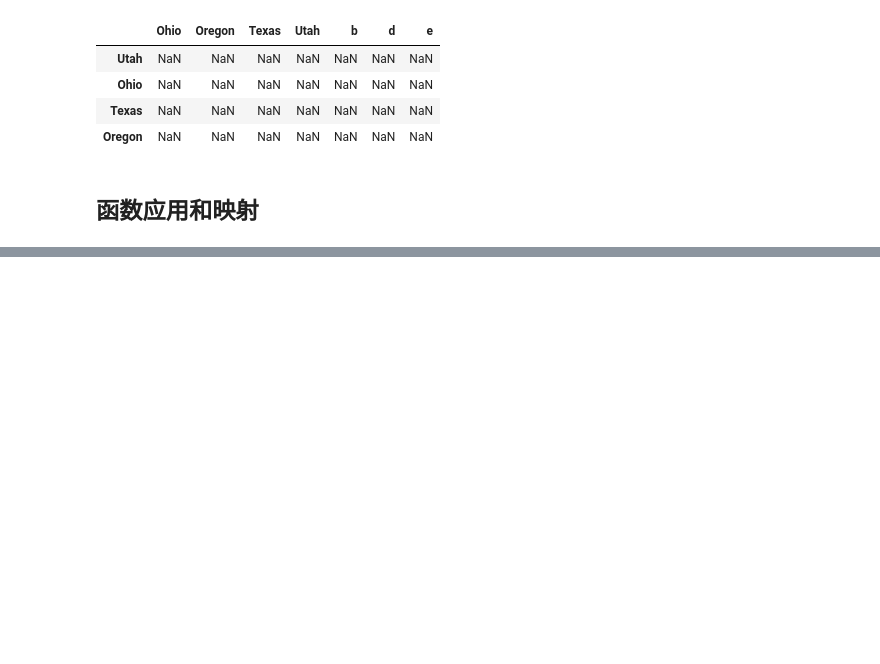
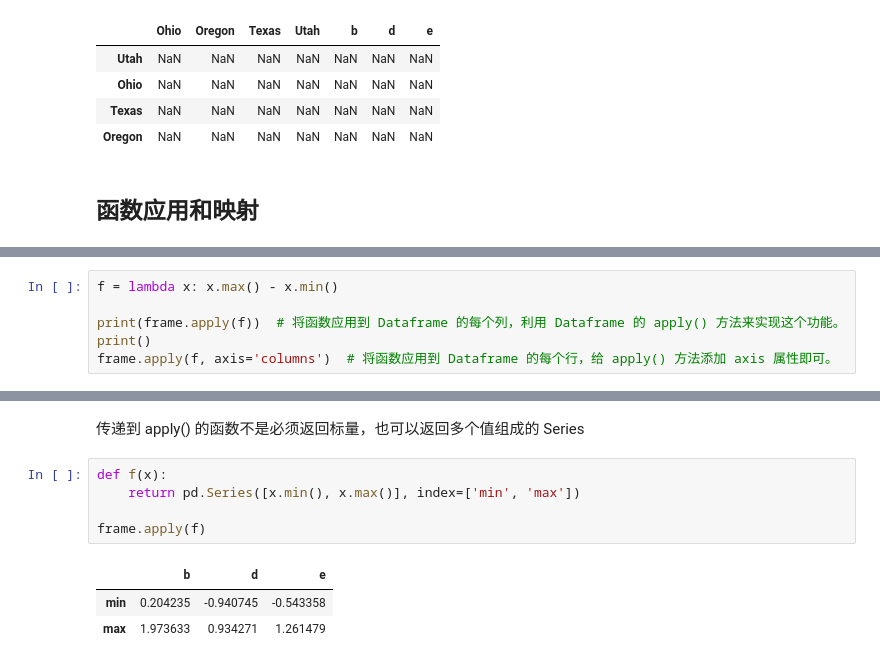
Before and after one commit to purple11261126/Book_Python-for-Data-Analysis-second-edition, a Jupyter notebook: 05_pandas 入门.ipynb, the cells around one changed output, grey strips where cells are left out. Cells and saved outputs as stored; diff of their text form; blank space fills up the shorter version.

```diff
--- a/05_pandas 入门.ipynb
+++ b/05_pandas 入门.ipynb
@@ -606,0 +842,6 @@ frame-series3
+# %%
+f = lambda x: x.max() - x.min()
+
+print(frame.apply(f))  # 将函数应用到 Dataframe 的每个列，利用 Dataframe 的 apply() 方法来实现这个功能。
+print()
+frame.apply(f, axis='columns')  # 将函数应用到 Dataframe 的每个行，给 apply() 方法添加 axis 属性即可。
@@ -606,0 +858,11 @@ frame-series3
+# %% [markdown]
+传递到 apply() 的函数不是必须返回标量，也可以返回多个值组成的 Series
+# %%
+def f(x):
+    return pd.Series([x.min(), x.max()], index=['min', 'max'])
+
+frame.apply(f)
+# %% [output]
+|  | b | d | e |
+| min | 0.204235 | -0.940745 | -0.543358 |
+| max | 1.973633 | 0.934271 | 1.261479 |
```
Also changed, not shown: parts of 57 cells of this notebook.
